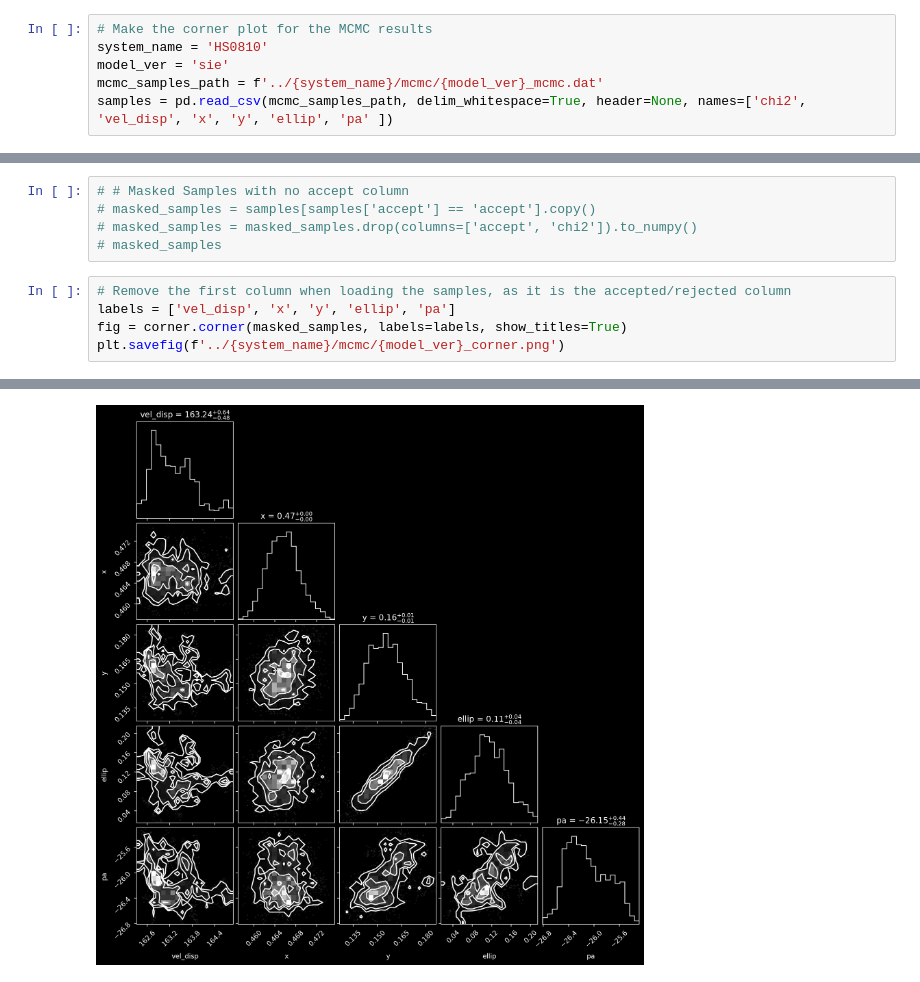
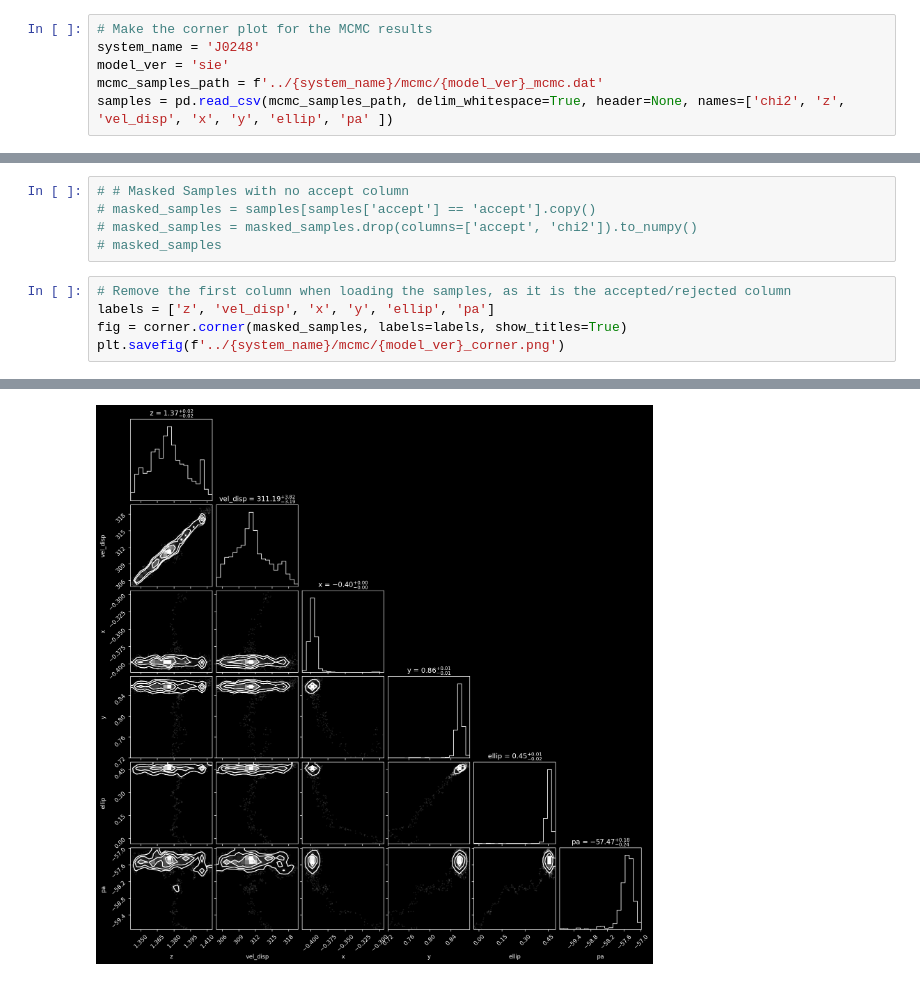
Before and after one commit to romms921/LensSuite, a Jupyter notebook: Python Files/corner.ipynb, the cells around one changed output, grey strips where cells are left out. Saved outputs shown, nothing was run; the diff lists cells and outputs as text.

Commit message:
J0248 mcmc run

```diff
--- a/Python Files/corner.ipynb
+++ b/Python Files/corner.ipynb
@@ -9,10 +9,10 @@ import corner
 import ast
 # %%
 # Make the corner plot for the MCMC results
-system_name = 'HS0810'
+system_name = 'J0248'
 model_ver = 'sie'
 mcmc_samples_path = f'../{system_name}/mcmc/{model_ver}_mcmc.dat'
-samples = pd.read_csv(mcmc_samples_path, delim_whitespace=True, header=None, names=['chi2', 'vel_disp', 'x', 'y', 'ellip', 'pa' ])
+samples = pd.read_csv(mcmc_samples_path, delim_whitespace=True, header=None, names=['chi2', 'z', 'vel_disp', 'x', 'y', 'ellip', 'pa' ])
 # %%
 samples
 # %% [output]
@@ -38,7 +38,7 @@ masked_samples = samples.drop(columns=['chi2']).to_numpy()
 # masked_samples
 # %%
 # Remove the first column when loading the samples, as it is the accepted/rejected column
-labels = ['vel_disp', 'x', 'y', 'ellip', 'pa']
+labels = ['z', 'vel_disp', 'x', 'y', 'ellip', 'pa']
 fig = corner.corner(masked_samples, labels=labels, show_titles=True)
 plt.savefig(f'../{system_name}/mcmc/{model_ver}_corner.png')
 # %% [output]
@@ -45 +47 @@ plt.savefig(f'../{system_name}/mcmc/{model_ver}_corner.png')
-[figure, old version]
+[figure, new version]
```
Also changed, not shown: parts of 2 cells of this notebook, 15 other files.
